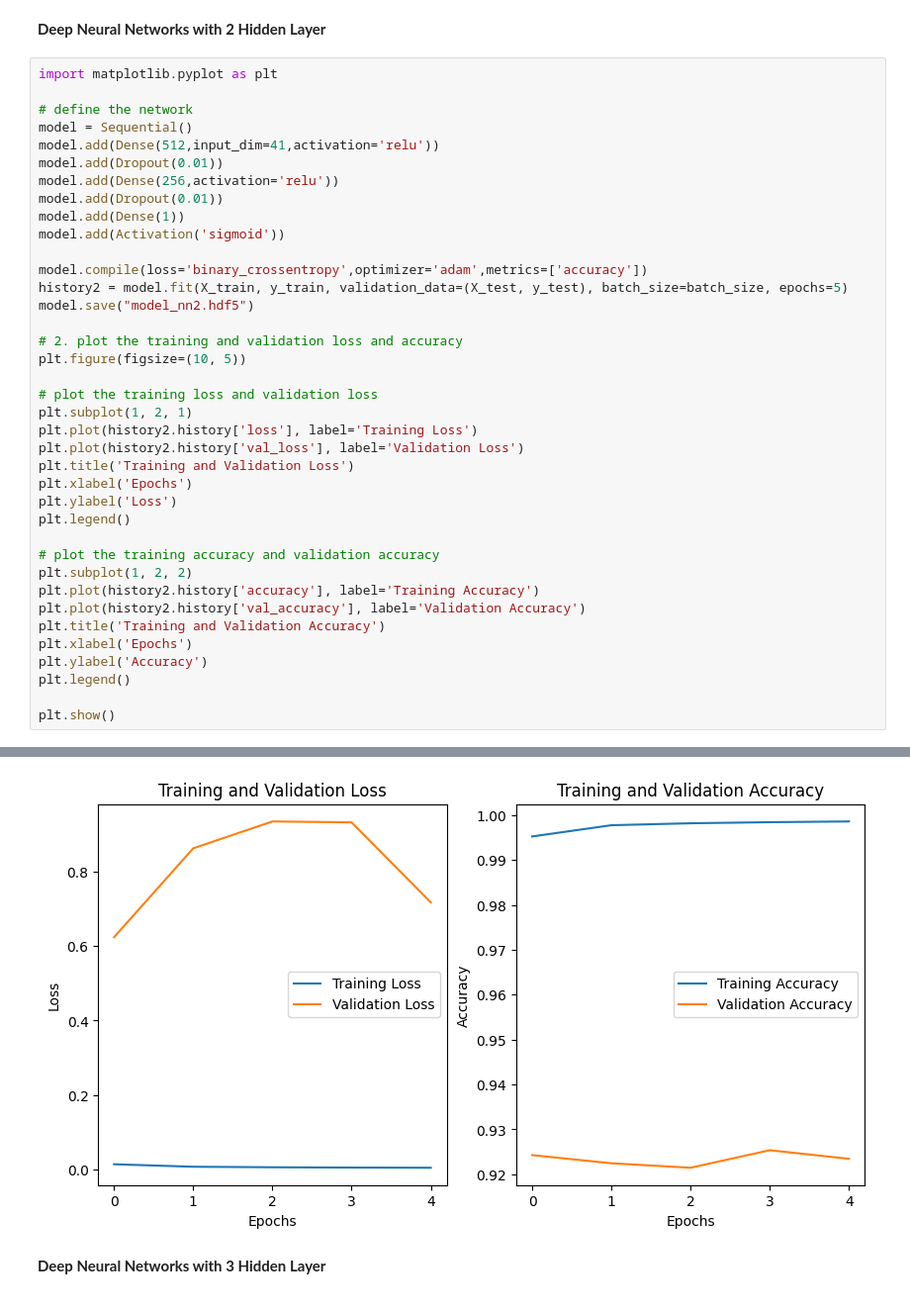
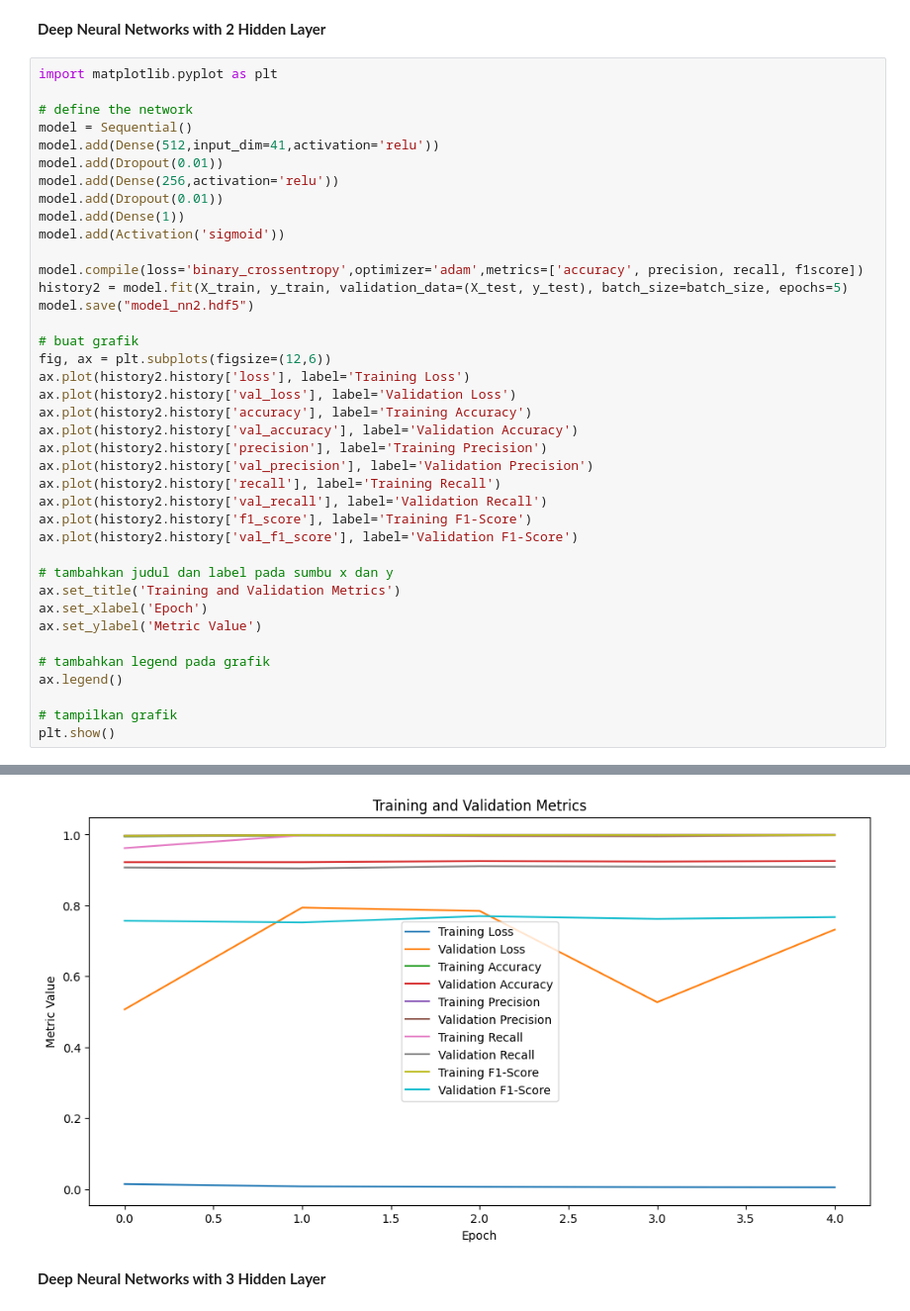
Before and after one commit to irwanmaulana42/google-collab, a Jupyter notebook: Copy_of_Anomaly_based_Network_Intrusion_Detection_System.ipynb, the cells around one changed output, grey strips where cells are left out. Shown at 99% size. Drawn from its saved outputs; the diff is of its cells as text.

```diff
--- a/Copy_of_Anomaly_based_Network_Intrusion_Detection_System.ipynb
+++ b/Copy_of_Anomaly_based_Network_Intrusion_Detection_System.ipynb
@@ -476,31 +485,32 @@ model.add(Dropout(0.01))
 model.add(Dense(1))
 model.add(Activation('sigmoid'))
 
-model.compile(loss='binary_crossentropy',optimizer='adam',metrics=['accuracy'])
+model.compile(loss='binary_crossentropy',optimizer='adam',metrics=['accuracy', precision, recall, f1score])
 history2 = model.fit(X_train, y_train, validation_data=(X_test, y_test), batch_size=batch_size, epochs=5)
 model.save("model_nn2.hdf5")
 
-# 2. plot the training and validation loss and accuracy
-plt.figure(figsize=(10, 5))
+# buat grafik
+fig, ax = plt.subplots(figsize=(12,6))
+ax.plot(history2.history['loss'], label='Training Loss')
+ax.plot(history2.history['val_loss'], label='Validation Loss')
+ax.plot(history2.history['accuracy'], label='Training Accuracy')
+ax.plot(history2.history['val_accuracy'], label='Validation Accuracy')
+ax.plot(history2.history['precision'], label='Training Precision')
+ax.plot(history2.history['val_precision'], label='Validation Precision')
+ax.plot(history2.history['recall'], label='Training Recall')
+ax.plot(history2.history['val_recall'], label='Validation Recall')
+ax.plot(history2.history['f1_score'], label='Training F1-Score')
+ax.plot(history2.history['val_f1_score'], label='Validation F1-Score')
 
-# plot the training loss and validation loss
-plt.subplot(1, 2, 1)
-plt.plot(history2.history['loss'], label='Training Loss')
-plt.plot(history2.history['val_loss'], label='Validation Loss')
-plt.title('Training and Validation Loss')
-plt.xlabel('Epochs')
-plt.ylabel('Loss')
-plt.legend()
+# tambahkan judul dan label pada sumbu x dan y
+ax.set_title('Training and Validation Metrics')
+ax.set_xlabel('Epoch')
+ax.set_ylabel('Metric Value')
 
-# plot the training accuracy and validation accuracy
-plt.subplot(1, 2, 2)
-plt.plot(history2.history['accuracy'], label='Training Accuracy')
-plt.plot(history2.history['val_accuracy'], label='Validation Accuracy')
-plt.title('Training and Validation Accuracy')
-plt.xlabel('Epochs')
-plt.ylabel('Accuracy')
-plt.legend()
+# tambahkan legend pada grafik
+ax.legend()
 
+# tampilkan grafik
 plt.show()
 # %% [output]
 Epoch 1/5
@@ -516,4 +526,4 @@ Epoch 5/5
-[figure, old version]
+[figure, new version]
 # %% [markdown]
 **Deep Neural Networks with 3 Hidden Layer**
 # %%
```
Also changed, not shown: parts of 6 cells of this notebook.
